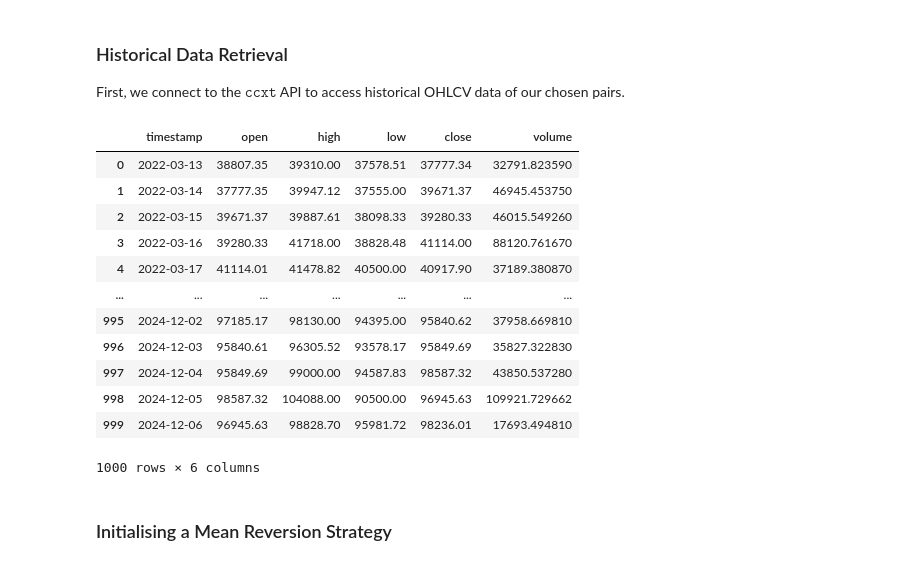
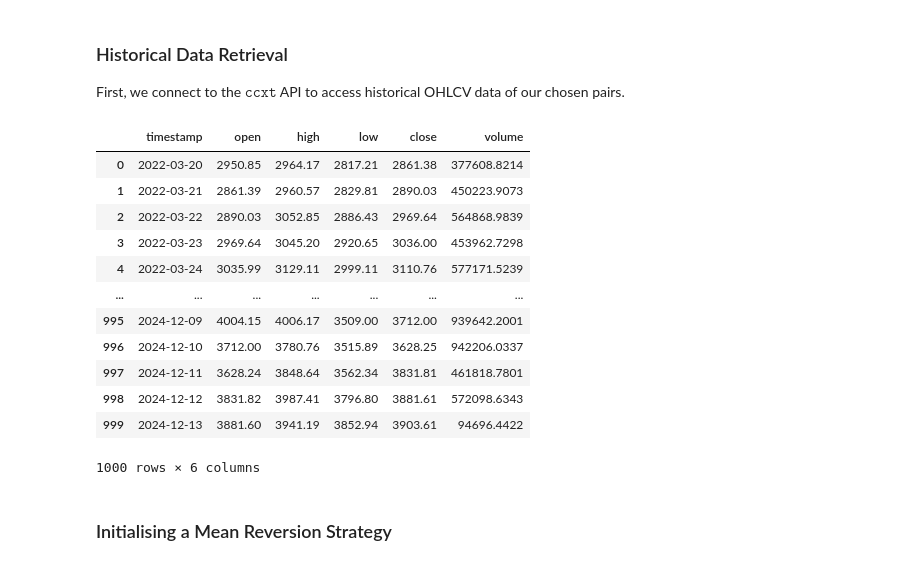
Before and after one commit to fatdadat/trading-algo, a Jupyter notebook: backtesting/backtest.ipynb, the cells around one changed output. Saved outputs shown, nothing was run; the diff lists cells and outputs as text; code cells hidden in the pictures.

```diff
--- a/backtesting/backtest.ipynb
+++ b/backtesting/backtest.ipynb
@@ -68,24 +102,24 @@ First, we connect to the $\texttt{ccxt}$ API to access historical OHLCV data of
 # %%
 from keys import API_KEY, API_SECRET
 
 client = APIClient(config, API_KEY, API_SECRET)
 client.exchange.enableRateLimit = True
 client.exchange.options['adjustForTimeDifference'] = True
-historical_data = client.fetch_ohlcv_df('BTC/USDT', period=1000)
+historical_data = client.fetch_ohlcv_df('ETH/USDT', period=1000)
 display(historical_data)
 # %% [output]
 |  | timestamp | open | high | low | close | volume |
-| 0 | 2022-03-13 | 38807.35 | 39310.00 | 37578.51 | 37777.34 | 32791.823590 |
-| 1 | 2022-03-14 | 37777.35 | 39947.12 | 37555.00 | 39671.37 | 46945.453750 |
-| 2 | 2022-03-15 | 39671.37 | 39887.61 | 38098.33 | 39280.33 | 46015.549260 |
-| 3 | 2022-03-16 | 39280.33 | 41718.00 | 38828.48 | 41114.00 | 88120.761670 |
-| 4 | 2022-03-17 | 41114.01 | 41478.82 | 40500.00 | 40917.90 | 37189.380870 |
+| 0 | 2022-03-20 | 2950.85 | 2964.17 | 2817.21 | 2861.38 | 377608.8214 |
+| 1 | 2022-03-21 | 2861.39 | 2960.57 | 2829.81 | 2890.03 | 450223.9073 |
+| 2 | 2022-03-22 | 2890.03 | 3052.85 | 2886.43 | 2969.64 | 564868.9839 |
+| 3 | 2022-03-23 | 2969.64 | 3045.20 | 2920.65 | 3036.00 | 453962.7298 |
+| 4 | 2022-03-24 | 3035.99 | 3129.11 | 2999.11 | 3110.76 | 577171.5239 |
 | ... | ... | ... | ... | ... | ... | ... |
-| 995 | 2024-12-02 | 97185.17 | 98130.00 | 94395.00 | 95840.62 | 37958.669810 |
-| 996 | 2024-12-03 | 95840.61 | 96305.52 | 93578.17 | 95849.69 | 35827.322830 |
-| 997 | 2024-12-04 | 95849.69 | 99000.00 | 94587.83 | 98587.32 | 43850.537280 |
-| 998 | 2024-12-05 | 98587.32 | 104088.00 | 90500.00 | 96945.63 | 109921.729662 |
-| 999 | 2024-12-06 | 96945.63 | 98828.70 | 95981.72 | 98236.01 | 17693.494810 |
+| 995 | 2024-12-09 | 4004.15 | 4006.17 | 3509.00 | 3712.00 | 939642.2001 |
+| 996 | 2024-12-10 | 3712.00 | 3780.76 | 3515.89 | 3628.25 | 942206.0337 |
+| 997 | 2024-12-11 | 3628.24 | 3848.64 | 3562.34 | 3831.81 | 461818.7801 |
+| 998 | 2024-12-12 | 3831.82 | 3987.41 | 3796.80 | 3881.61 | 572098.6343 |
+| 999 | 2024-12-13 | 3881.60 | 3941.19 | 3852.94 | 3903.61 | 94696.4422 |
 1000 rows × 6 columns
 # %% [markdown]
 ### Initialising a Mean Reversion Strategy
```
Also changed, not shown: parts of 3 cells of this notebook, 3 other files.
